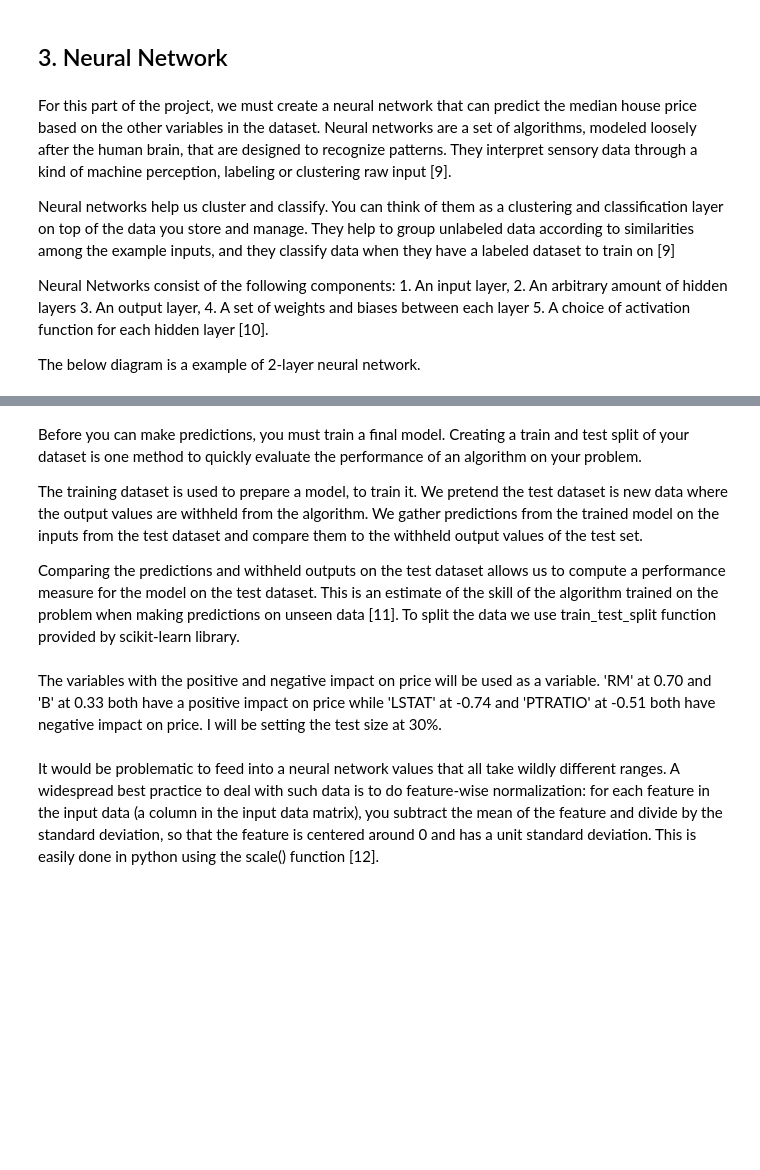
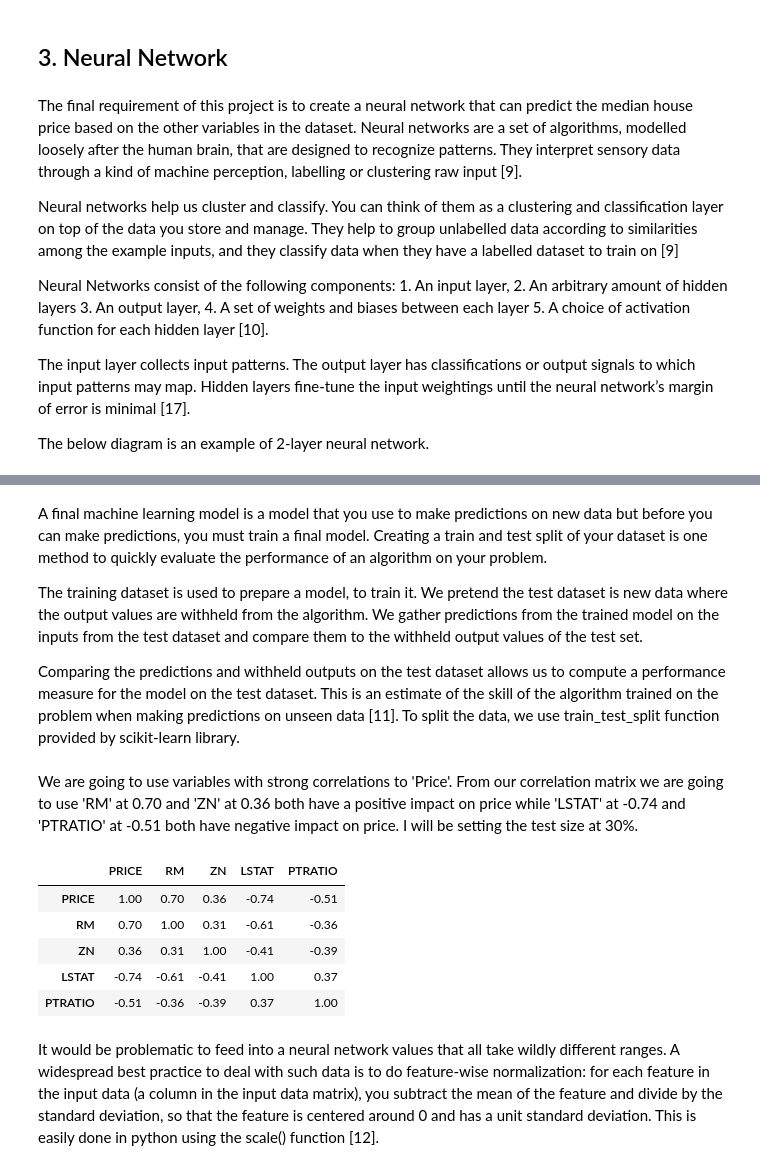
Before and after one commit to JohnADeady/ML-S-Project, a Jupyter notebook: Boston House Prices.ipynb, the cells around one changed output, grey strips where cells are left out. Drawn from its saved outputs; the diff is of its cells as text; code cells hidden in the pictures; blank space fills up the shorter version.

```diff
--- a/Boston House Prices.ipynb
+++ b/Boston House Prices.ipynb
@@ -369,9 +413,9 @@ $$ y = mx+c $$
 # %% [markdown]
 ## 3. Neural Network
 # %% [markdown]
-For this part of the project, we must create a neural network that can predict the median house price based on the other variables in the dataset. Neural networks are a set of algorithms, modeled loosely after the human brain, that are designed to recognize patterns. They interpret sensory data through a kind of machine perception, labeling or clustering raw input [9].
+The final requirement of this project is to create a neural network that can predict the median house price based on the other variables in the dataset. Neural networks are a set of algorithms, modelled loosely after the human brain, that are designed to recognize patterns. They interpret sensory data through a kind of machine perception, labelling or clustering raw input [9].
 
-Neural networks help us cluster and classify. You can think of them as a clustering and classification layer on top of the data you store and manage. They help to group unlabeled data according to similarities among the example inputs, and they classify data when they have a labeled dataset to train on [9]
+Neural networks help us cluster and classify. You can think of them as a clustering and classification layer on top of the data you store and manage. They help to group unlabelled data according to similarities among the example inputs, and they classify data when they have a labelled dataset to train on [9]
 
 Neural Networks consist of the following components:
     1. An input layer,
@@ -380,17 +424,29 @@ Neural Networks consist of the following components:
     4. A set of weights and biases between each layer
     5. A choice of activation function for each hidden layer [10].
 
-The below diagram is a example of 2-layer neural network.
+The input layer collects input patterns. The output layer has classifications or output signals to which input patterns may map. Hidden layers fine-tune the input weightings until the neural network’s margin of error is minimal [17].
+
+The below diagram is an example of 2-layer neural network.
 # %% [markdown]
 <img src="https://upload.wikimedia.org/wikipedia/commons/9/99/Neural_network_example.svg" style="width: 250px;"/>
 # %% [markdown]
-Before you can make predictions, you must train a final model. Creating a train and test split of your dataset is one method to quickly evaluate the performance of an algorithm on your problem.
+A final machine learning model is a model that you use to make predictions on new data but before you can make predictions, you must train a final model. Creating a train and test split of your dataset is one method to quickly evaluate the performance of an algorithm on your problem.
 
 The training dataset is used to prepare a model, to train it. We pretend the test dataset is new data where the output values are withheld from the algorithm. We gather predictions from the trained model on the inputs from the test dataset and compare them to the withheld output values of the test set.
 
-Comparing the predictions and withheld outputs on the test dataset allows us to compute a performance measure for the model on the test dataset. This is an estimate of the skill of the algorithm trained on the problem when making predictions on unseen data [11]. To split the data we use train_test_split function provided by scikit-learn library.
+Comparing the predictions and withheld outputs on the test dataset allows us to compute a performance measure for the model on the test dataset. This is an estimate of the skill of the algorithm trained on the problem when making predictions on unseen data [11]. To split the data, we use train_test_split function provided by scikit-learn library.
 # %% [markdown]
-The variables with the positive and negative impact on price will be used as a variable. 'RM' at 0.70 and 'B' at 0.33 both have a positive impact on price while 'LSTAT' at -0.74 and 'PTRATIO' at -0.51 both have negative impact on price. I will be setting the test size at 30%.
+We are going to use variables with strong correlations to 'Price'. From our correlation matrix we are going to use 'RM' at 0.70 and 'ZN' at 0.36 both have a positive impact on price while 'LSTAT' at -0.74 and 'PTRATIO' at -0.51 both have negative impact on price. I will be setting the test size at 30%.
+# %%
+# Correlation
+data[['PRICE','RM','ZN','LSTAT', 'PTRATIO']].corr().round(2)
+# %% [output]
+|  | PRICE | RM | ZN | LSTAT | PTRATIO |
+| PRICE | 1.00 | 0.70 | 0.36 | -0.74 | -0.51 |
+| RM | 0.70 | 1.00 | 0.31 | -0.61 | -0.36 |
+| ZN | 0.36 | 0.31 | 1.00 | -0.41 | -0.39 |
+| LSTAT | -0.74 | -0.61 | -0.41 | 1.00 | 0.37 |
+| PTRATIO | -0.51 | -0.36 | -0.39 | 0.37 | 1.00 |
 # %% [markdown]
 It would be problematic to feed into a neural network values that all take wildly different ranges. A widespread best practice to deal with such data is to do feature-wise normalization: for each feature in the input data (a column in the input data matrix), you subtract the mean of the feature and divide by the standard deviation, so that the feature is centered around 0 and has a unit standard deviation. This is easily done in python using the scale() function [12].
 # %%
```
Also changed, not shown: parts of 37 cells of this notebook.
